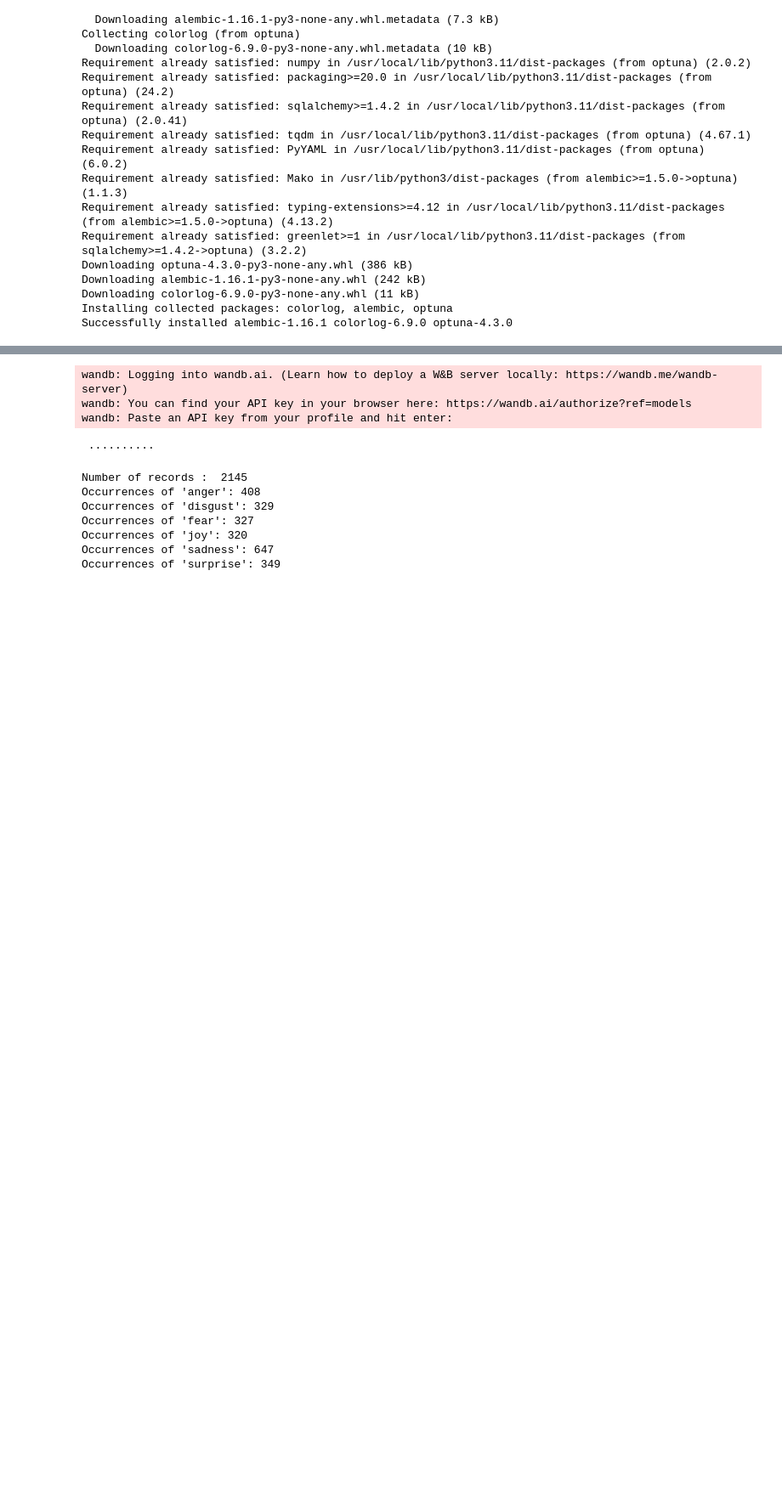
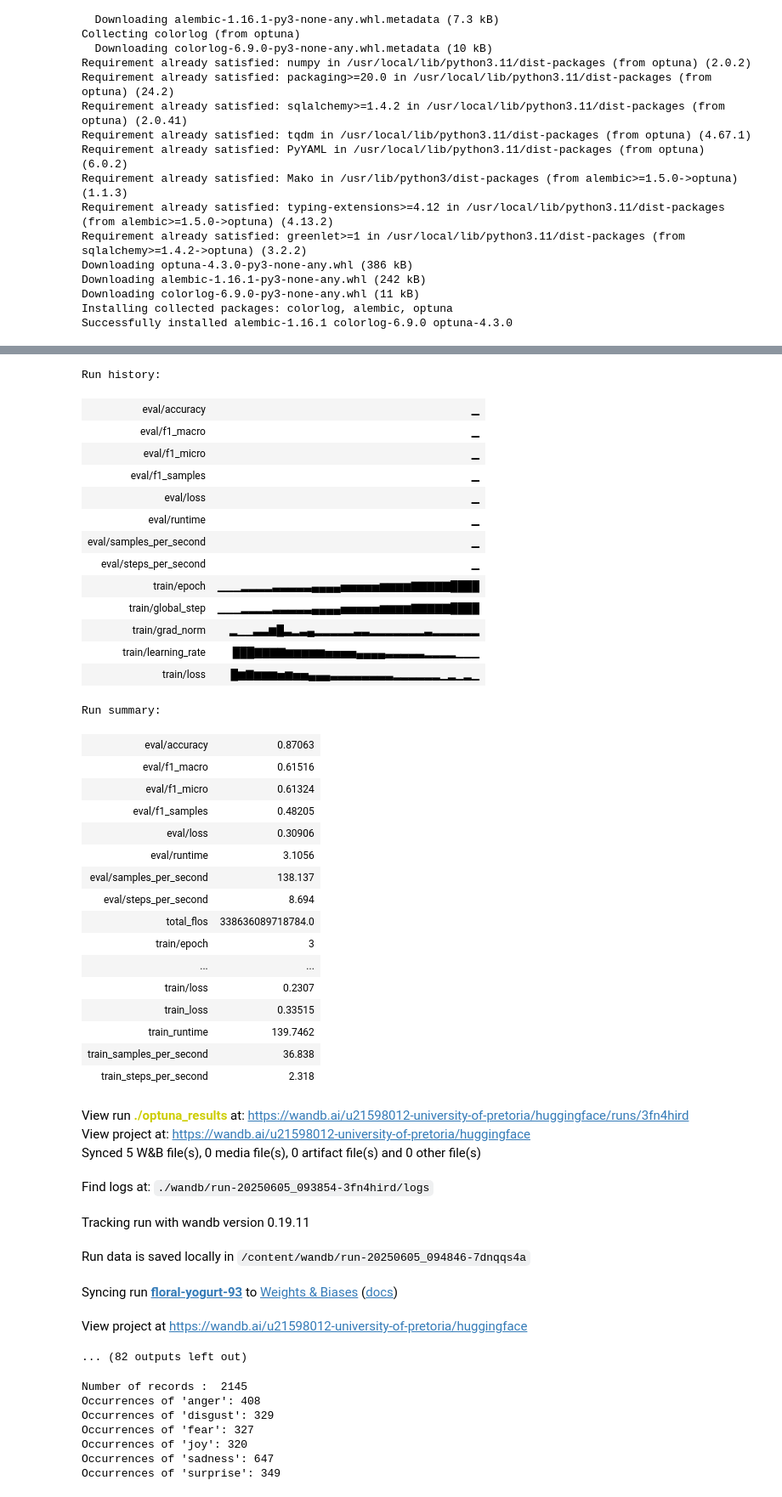
Before and after one commit to u21598012/COS-760-EA, a Jupyter notebook: run_bert_fine_tuned.ipynb, the cells around one changed output, grey strips where cells are left out. Shown at 85% size. Drawn from its saved outputs; the diff is of its cells as text; code cells hidden in the pictures; blank space fills up the shorter version.

```diff
--- a/run_bert_fine_tuned.ipynb
+++ b/run_bert_fine_tuned.ipynb
@@ -32,7 +32,7 @@ from typing import Dict, List, Tuple
 import warnings
 warnings.filterwarnings('ignore')
 
-df = pd.read_csv('processed_data.csv')
+df = pd.read_csv('processed_data_it3.csv')
 df.head()
 # %% [output]
 |  | id | text | anger | disgust | fear | joy | sadness | surprise | emotions | tokens | ... |
@@ -161,28 +177,21 @@ trainer = Trainer(
     train_dataset=train_dataset,
     eval_dataset=val_dataset,
     compute_metrics=compute_metrics,
-    model_init=model_init # Pass the model_init function
-)
+    model_init=model_init )
 
 best_trial = trainer.hyperparameter_search(
-    direction="maximize", # Maximize the metric_for_best_model (f1 in this case)
+    direction="maximize",
     backend="optuna",
-    n_trials=15 # Number of trials to run
+    n_trials=20
 )
 
 print("Best trial:")
 print(best_trial)
 
-# # Train
 # trainer.train()
 
-# # Evaluate
 # metrics = trainer.evaluate()
 # print("Evaluation metrics:", metrics)
-
-# # model_save_path = "./m1"
-# # model.save_pretrained(model_save_path)
-# # tokenizer.save_pretrained(model_save_path)
 # %% [output]
 Some weights of BertForSequenceClassification were not initialized from the model checkpoint at Davlan/bert-base-multilingual-cased-finetuned-hausa and are newly initialized: ['bert.pooler.dense.bias' ...
 You should probably TRAIN this model on a down-stream task to be able to use it for predictions and inference.
@@ -190,10 +199,46 @@ You should probably TRAIN this model on a down-stream task to be able to use it
 Some weights of BertForSequenceClassification were not initialized from the model checkpoint at Davlan/bert-base-multilingual-cased-finetuned-hausa and are newly initialized: ['bert.pooler.dense.bias' ...
 You should probably TRAIN this model on a down-stream task to be able to use it for predictions and inference.
 [interactive output not drawn]
-wandb: Logging into wandb.ai. (Learn how to deploy a W&B server locally: https://wandb.me/wandb-server)
-wandb: You can find your API key in your browser here: https://wandb.ai/authorize?ref=models
-wandb: Paste an API key from your profile and hit enter:
+Run history:
+| eval/accuracy | ▁ |
+| eval/f1_macro | ▁ |
+| eval/f1_micro | ▁ |
+| eval/f1_samples | ▁ |
+| eval/loss | ▁ |
+| eval/runtime | ▁ |
+| eval/samples_per_second | ▁ |
+| eval/steps_per_second | ▁ |
+| train/epoch | ▁▁▁▂▂▂▂▃▃▃▃▃▄▄▄▄▅▅▅▅▅▆▆▆▆▇▇▇▇▇████ |
+| train/global_step | ▁▁▁▂▂▂▂▃▃▃▃▃▄▄▄▄▅▅▅▅▅▆▆▆▆▇▇▇▇▇████ |
+| train/grad_norm | ▂▁▁▃▃▆█▃▂▃▄▂▂▂▂▂▃▃▂▂▂▂▂▂▂▃▂▂▂▂▂▂ |
+| train/learning_rate | ███▇▇▇▇▆▆▆▆▆▅▅▅▅▄▄▄▄▃▃▃▃▃▂▂▂▂▁▁▁ |
+| train/loss | █▆▇▆▆▆▅▆▅▅▄▄▄▃▃▃▃▃▃▃▃▂▂▂▂▂▂▁▂▁▂▁ |
- ··········
+Run summary:
+| eval/accuracy | 0.87063 |
+| eval/f1_macro | 0.61516 |
+| eval/f1_micro | 0.61324 |
+| eval/f1_samples | 0.48205 |
+| eval/loss | 0.30906 |
+| eval/runtime | 3.1056 |
+| eval/samples_per_second | 138.137 |
+| eval/steps_per_second | 8.694 |
+| total_flos | 338636089718784.0 |
+| train/epoch | 3 |
+| ... | ... |
+| train/loss | 0.2307 |
+| train_loss | 0.33515 |
+| train_runtime | 139.7462 |
+| train_samples_per_second | 36.838 |
+| train_steps_per_second | 2.318 |
+View run ./optuna_results at: https://wandb.ai/u21598012-university-of-pretoria/huggingface/runs/3fn4hird
+View project at: https://wandb.ai/u21598012-university-of-pretoria/huggingface
+Synced 5 W&B file(s), 0 media file(s), 0 artifact file(s) and 0 other file(s)
+Find logs at: ./wandb/run-20250605_093854-3fn4hird/logs
+Tracking run with wandb version 0.19.11
+Run data is saved locally in /content/wandb/run-20250605_094846-7dnqqs4a
+Syncing run floral-yogurt-93 to Weights & Biases (docs)
+View project at https://wandb.ai/u21598012-university-of-pretoria/huggingface
+... (82 outputs left out)
 # %%
 print("Number of records : ", len(df))
 
```
Also changed, not shown: parts of 2 cells of this notebook.
